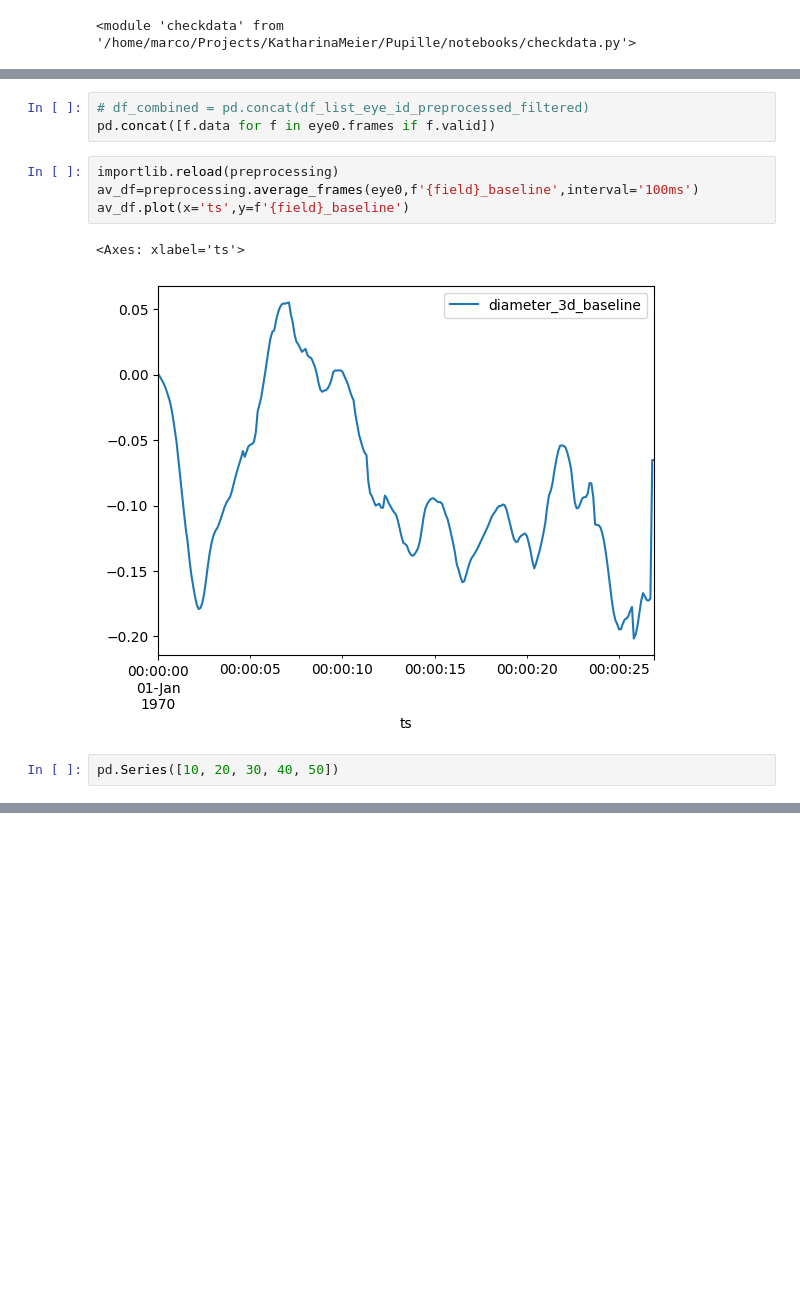
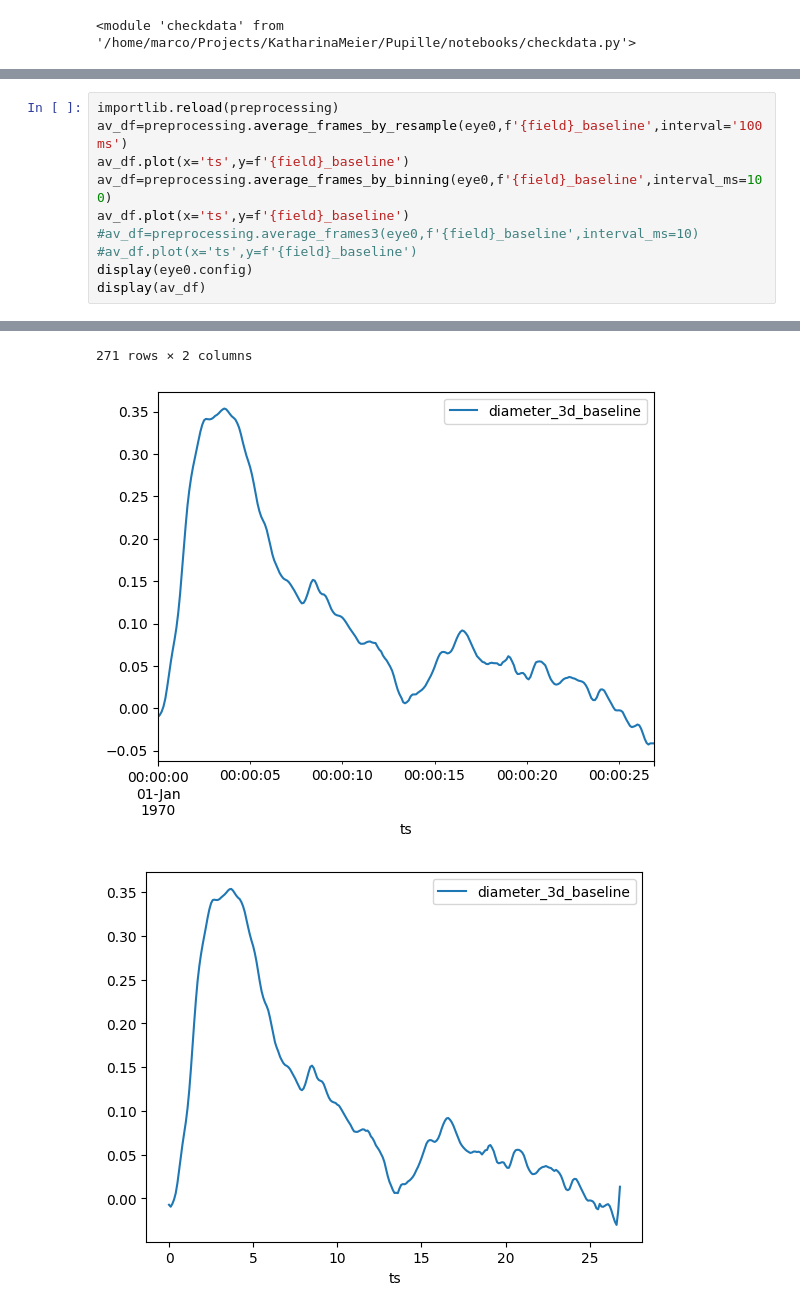
Before and after one commit to KathaMei/Pupille, a Jupyter notebook: notebooks/smooth.ipynb, the cells around one changed output, grey strips where cells are left out. Drawn from its saved outputs; the diff is of its cells as text; blank space fills up the shorter version.

Commit message:
average_frames_by_binning function & batch script

```diff
--- a/notebooks/smooth.ipynb
+++ b/notebooks/smooth.ipynb
@@ -173,12 +147,11 @@ display(what.loc[what['label'] == 1])
-# %%
-# df_combined = pd.concat(df_list_eye_id_preprocessed_filtered)
-pd.concat([f.data for f in eye0.frames if f.valid])
-# %%
-importlib.reload(preprocessing)
-av_df=preprocessing.average_frames(eye0,f'{field}_baseline',interval='100ms')
-av_df.plot(x='ts',y=f'{field}_baseline')
-# %% [output]
-<Axes: xlabel='ts'>
-[figure, removed]
-# %%
-pd.Series([10, 20, 30, 40, 50])
+# %%
+importlib.reload(preprocessing)
+av_df=preprocessing.average_frames_by_resample(eye0,f'{field}_baseline',interval='100ms')
+av_df.plot(x='ts',y=f'{field}_baseline')
+av_df=preprocessing.average_frames_by_binning(eye0,f'{field}_baseline',interval_ms=100)
+av_df.plot(x='ts',y=f'{field}_baseline')
+#av_df=preprocessing.average_frames3(eye0,f'{field}_baseline',interval_ms=10)
+#av_df.plot(x='ts',y=f'{field}_baseline')
+display(eye0.config)
+display(av_df)
+# %% [output]
@@ -184,0 +171,3 @@ pd.Series([10, 20, 30, 40, 50])
+271 rows × 2 columns
+[figure, added]
+[figure, added]
```
Also changed, not shown: parts of 6 cells of this notebook, 7 other files.
